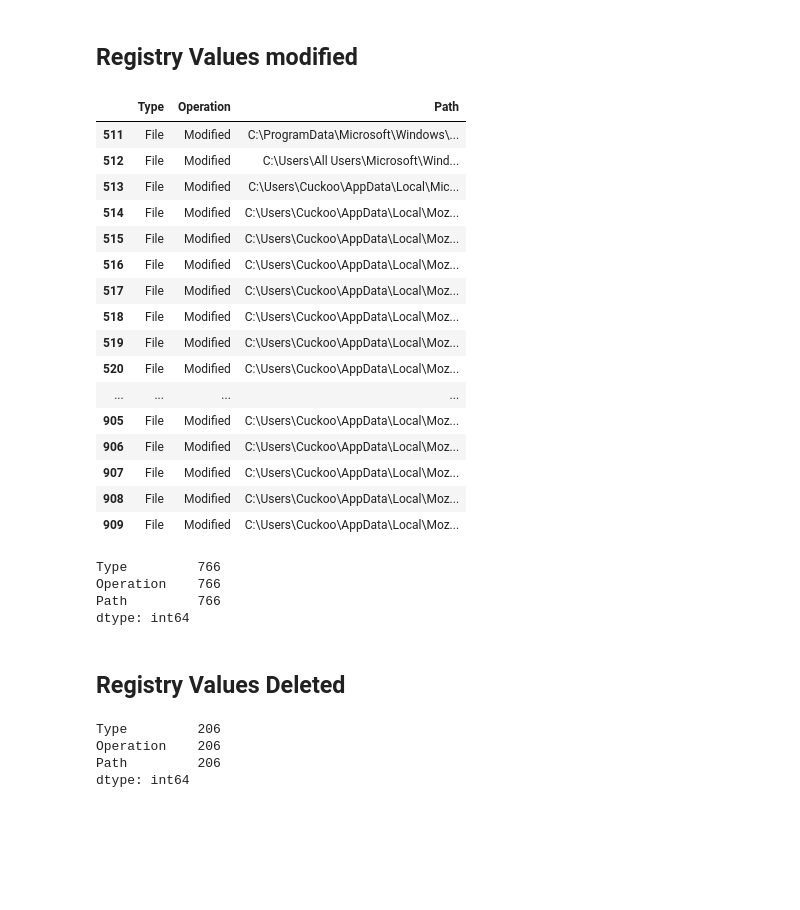
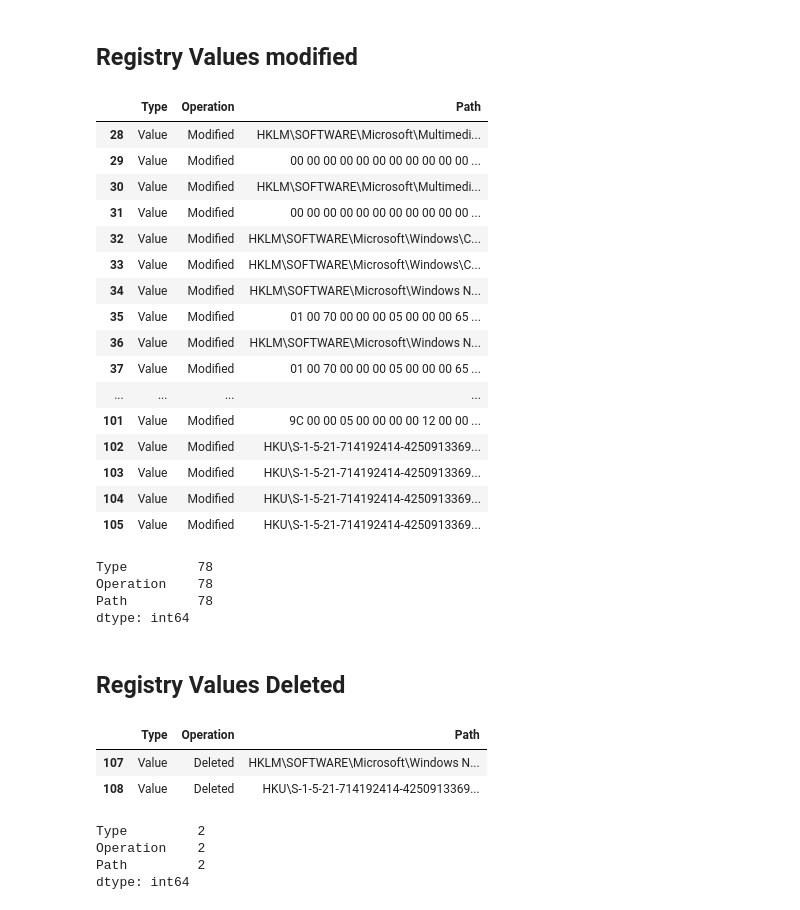
Before and after one commit to W4lkerJ/ForensicAnalysis, a Jupyter notebook: src/notebooks/ProcMonAnalysis.ipynb, the cells around one changed output. Cells and saved outputs as stored; diff of their text form; code cells hidden in the pictures; blank space fills up the shorter version.

```diff
--- a/src/notebooks/ProcMonAnalysis.ipynb
+++ b/src/notebooks/ProcMonAnalysis.ipynb
@@ -484,33 +383,33 @@ dtype: int64
 # %% [markdown]
 ## Registry Values modified
 # %%
-df_operation_query = df_regshot_data.query("Type == 'Value' & Operation == 'Modified'")
+df_reg_values_modified = df_regshot_data.query("Type == 'Value' & Operation == 'Modified'")
 # %%
-df_operation_query
+df_reg_values_modified
 # %% [output]
 |  | Type | Operation | Path |
-| 511 | File | Modified | C:\ProgramData\Microsoft\Windows\... |
-| 512 | File | Modified | C:\Users\All Users\Microsoft\Wind... |
-| 513 | File | Modified | C:\Users\Cuckoo\AppData\Local\Mic... |
-| 514 | File | Modified | C:\Users\Cuckoo\AppData\Local\Moz... |
-| 515 | File | Modified | C:\Users\Cuckoo\AppData\Local\Moz... |
-| 516 | File | Modified | C:\Users\Cuckoo\AppData\Local\Moz... |
-| 517 | File | Modified | C:\Users\Cuckoo\AppData\Local\Moz... |
-| 518 | File | Modified | C:\Users\Cuckoo\AppData\Local\Moz... |
-| 519 | File | Modified | C:\Users\Cuckoo\AppData\Local\Moz... |
-| 520 | File | Modified | C:\Users\Cuckoo\AppData\Local\Moz... |
+| 28 | Value | Modified | HKLM\SOFTWARE\Microsoft\Multimedi... |
+| 29 | Value | Modified | 00 00 00 00 00 00 00 00 00 00 00 ... |
+| 30 | Value | Modified | HKLM\SOFTWARE\Microsoft\Multimedi... |
+| 31 | Value | Modified | 00 00 00 00 00 00 00 00 00 00 00 ... |
+| 32 | Value | Modified | HKLM\SOFTWARE\Microsoft\Windows\C... |
+| 33 | Value | Modified | HKLM\SOFTWARE\Microsoft\Windows\C... |
+| 34 | Value | Modified | HKLM\SOFTWARE\Microsoft\Windows N... |
+| 35 | Value | Modified | 01 00 70 00 00 00 05 00 00 00 65 ... |
+| 36 | Value | Modified | HKLM\SOFTWARE\Microsoft\Windows N... |
+| 37 | Value | Modified | 01 00 70 00 00 00 05 00 00 00 65 ... |
 | ... | ... | ... | ... |
-| 905 | File | Modified | C:\Users\Cuckoo\AppData\Local\Moz... |
-| 906 | File | Modified | C:\Users\Cuckoo\AppData\Local\Moz... |
-| 907 | File | Modified | C:\Users\Cuckoo\AppData\Local\Moz... |
-| 908 | File | Modified | C:\Users\Cuckoo\AppData\Local\Moz... |
-| 909 | File | Modified | C:\Users\Cuckoo\AppData\Local\Moz... |
+| 101 | Value | Modified | 9C 00 00 05 00 00 00 00 12 00 00 ... |
+| 102 | Value | Modified | HKU\S-1-5-21-714192414-4250913369... |
+| 103 | Value | Modified | HKU\S-1-5-21-714192414-4250913369... |
+| 104 | Value | Modified | HKU\S-1-5-21-714192414-4250913369... |
+| 105 | Value | Modified | HKU\S-1-5-21-714192414-4250913369... |
 # %%
-df_operation_query.count()
+df_reg_values_modified.count()
 # %% [output]
-Type         766
-Operation    766
-Path         766
+Type         78
+Operation    78
+Path         78
 dtype: int64
 # %% [markdown]
 ## Registry Values Deleted
@@ -519,7 +418,13 @@ df_operation_query = df_regshot_data.query("Type == 'Value' & Operation == 'Dele
+# %%
+df_reg_values_deleted
+# %% [output]
+|  | Type | Operation | Path |
+| 107 | Value | Deleted | HKLM\SOFTWARE\Microsoft\Windows N... |
+| 108 | Value | Deleted | HKU\S-1-5-21-714192414-4250913369... |
 # %%
-df_operation_query.count()
+df_reg_values_deleted.count()
 # %% [output]
-Type         206
-Operation    206
-Path         206
+Type         2
+Operation    2
+Path         2
 dtype: int64
```
Also changed, not shown: parts of 56 cells of this notebook, 3 other files.
